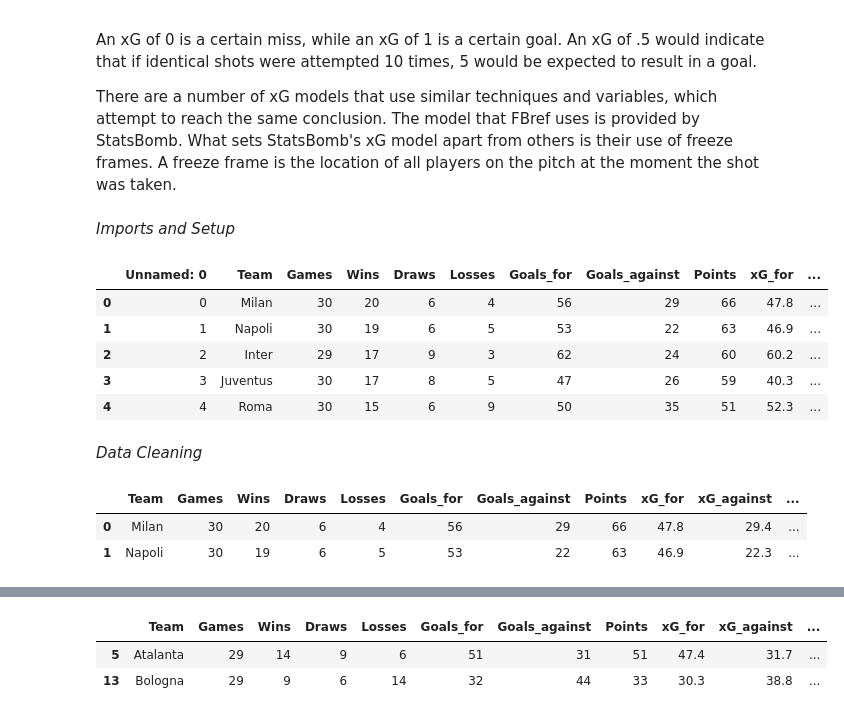
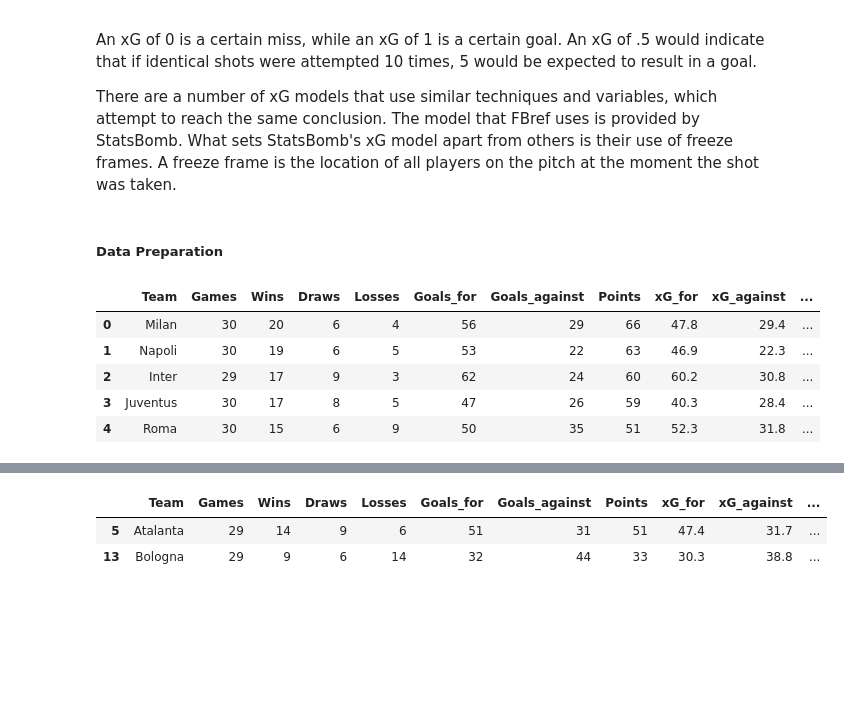
Before and after one commit to fabriziocominetti/football-analytics, a Jupyter notebook: xG-chart/01_30-SerieA-2122/notebooks/serieA.ipynb, the cells around one changed output, grey strips where cells are left out. Drawn from its saved outputs; the diff is of its cells as text; code cells hidden in the pictures; blank space fills up the shorter version.

```diff
--- a/xG-chart/01_30-SerieA-2122/notebooks/serieA.ipynb
+++ b/xG-chart/01_30-SerieA-2122/notebooks/serieA.ipynb
@@ -22,6 +20,4 @@ Some of these characteristics/variables include:
 An xG of 0 is a certain miss, while an xG of 1 is a certain goal. An xG of .5 would indicate that if identical shots were attempted 10 times, 5 would be expected to result in a goal.
 
 There are a number of xG models that use similar techniques and variables, which attempt to reach the same conclusion. The model that FBref uses is provided by StatsBomb. What sets StatsBomb's xG model apart from others is their use of freeze frames. A freeze frame is the location of all players on the pitch at the moment the shot was taken.
-# %% [markdown]
-_Imports and Setup_
 # %%
@@ -28,25 +25,17 @@ _Imports and Setup_
 import numpy as np
 import pandas as pd
+# %% [markdown]
+##### **Data Preparation**
 # %%
-df = pd.read_csv('data/serieA.csv')
+df = pd.read_csv('../data/serieA.csv', index_col=0)
 df.head()
 # %% [output]
-|  | Unnamed: 0 | Team | Games | Wins | Draws | Losses | Goals_for | Goals_against | Points | xG_for | ... |
-| 0 | 0 | Milan | 30 | 20 | 6 | 4 | 56 | 29 | 66 | 47.8 | ... |
-| 1 | 1 | Napoli | 30 | 19 | 6 | 5 | 53 | 22 | 63 | 46.9 | ... |
-| 2 | 2 | Inter | 29 | 17 | 9 | 3 | 62 | 24 | 60 | 60.2 | ... |
-| 3 | 3 | Juventus | 30 | 17 | 8 | 5 | 47 | 26 | 59 | 40.3 | ... |
-| 4 | 4 | Roma | 30 | 15 | 6 | 9 | 50 | 35 | 51 | 52.3 | ... |
+|  | Team | Games | Wins | Draws | Losses | Goals_for | Goals_against | Points | xG_for | xG_against | ... |
+| 0 | Milan | 30 | 20 | 6 | 4 | 56 | 29 | 66 | 47.8 | 29.4 | ... |
+| 1 | Napoli | 30 | 19 | 6 | 5 | 53 | 22 | 63 | 46.9 | 22.3 | ... |
+| 2 | Inter | 29 | 17 | 9 | 3 | 62 | 24 | 60 | 60.2 | 30.8 | ... |
+| 3 | Juventus | 30 | 17 | 8 | 5 | 47 | 26 | 59 | 40.3 | 28.4 | ... |
+| 4 | Roma | 30 | 15 | 6 | 9 | 50 | 35 | 51 | 52.3 | 31.8 | ... |
-# %% [markdown]
-_Data Cleaning_
-# %%
-# drop unnecessary columns
-df = df.drop(['Unnamed: 0', 'xG_diff_per90'], axis=1)
-df.head(2)
-# %% [output]
-|  | Team | Games | Wins | Draws | Losses | Goals_for | Goals_against | Points | xG_for | xG_against | ... |
-| 0 | Milan | 30 | 20 | 6 | 4 | 56 | 29 | 66 | 47.8 | 29.4 | ... |
-| 1 | Napoli | 30 | 19 | 6 | 5 | 53 | 22 | 63 | 46.9 | 22.3 | ... |
 # %%
 # sort teams by alphabetic order
 df = df.sort_values(by='Team')
```
Also changed, not shown: parts of 18 cells of this notebook, 12 other files.
